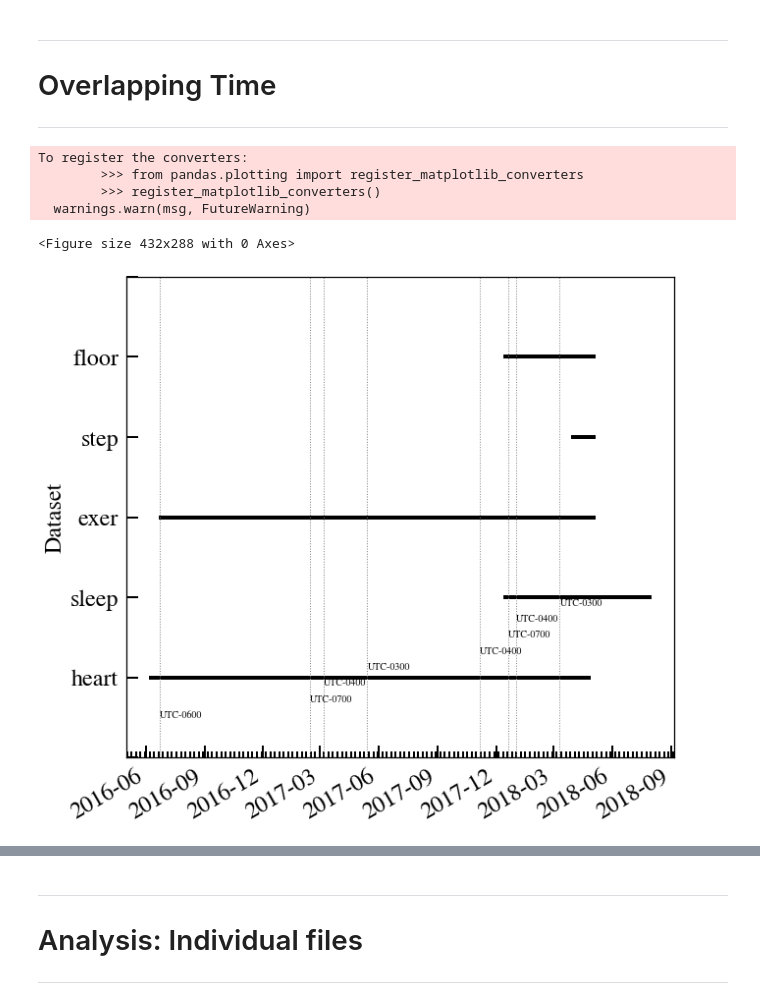
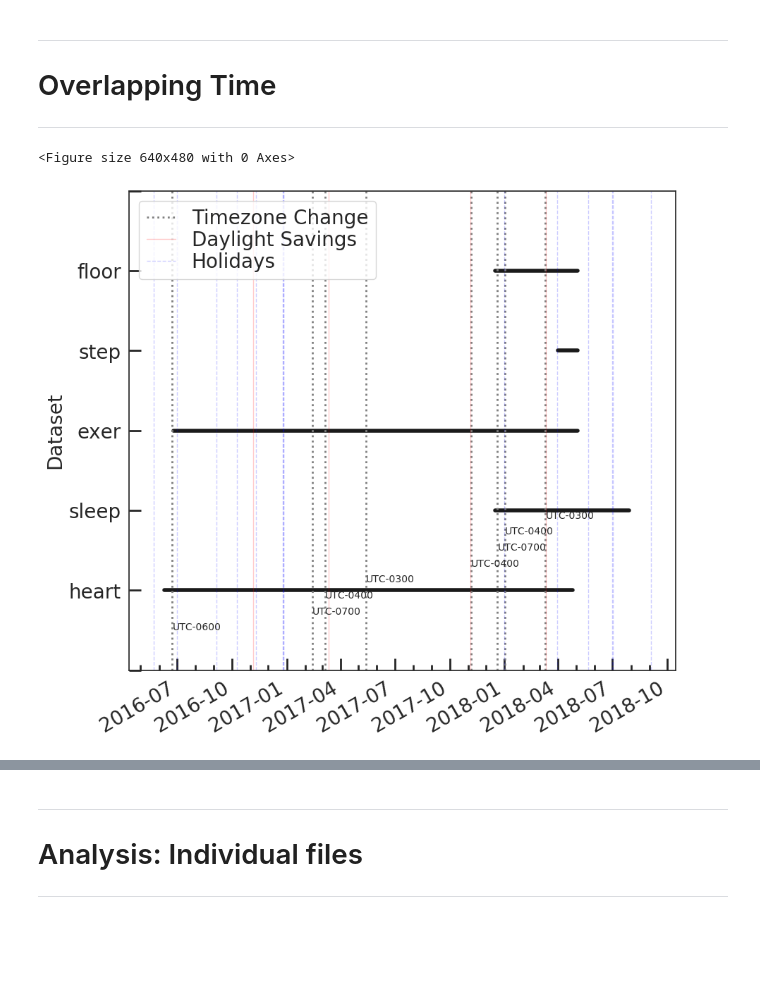
Before and after one commit to Heringer-Epson/Lantern, a Jupyter notebook: course_python/project/Project_Epson.ipynb, the cells around one changed output, grey strips where cells are left out. Cells and saved outputs as stored; diff of their text form; code cells hidden in the pictures; blank space fills up the shorter version.

```diff
--- a/course_python/project/Project_Epson.ipynb
+++ b/course_python/project/Project_Epson.ipynb
@@ -244,6 +281,9 @@ print(exer_df['start_time'].values[0], exer_df['time_offset'].values[0], startti
 
 #Compute the measurement date (without including hour--for merging purposes).
 exer_df['date'] = np.array([t.strftime('%Y/%m/%d') for t in starttime_obj])
+
+#Create column 'is_holiday'.
+exer_df['is_holiday'] = [t in holidays_list_str for t in exer_df['date'].values]
 
 #Compute duration. This is, supposedly always 1min.
 duration = endtime_obj - starttime_obj
@@ -297,6 +337,9 @@ step_df['Start_time_obj'] = starttime_obj
 
 #Compute the measurement date (without including hour--for merging purposes).
 step_df['date'] = np.array([t.strftime('%Y/%m/%d') for t in starttime_obj])
+
+#Create column 'is_holiday'.
+step_df['is_holiday'] = [t in holidays_list_str for t in step_df['date'].values]
 
 #Compute hour of the day the measurement started.
 step_df['start_hour'] = np.array([t.hour + t.minute/60. + t.second/3600. for t in starttime_obj])
@@ -357,6 +400,9 @@ heart_df['Start_time_obj'] = starttime_obj
 
 #Compute the measurement date (without including hour--for merging purposes).
 heart_df['date'] = np.array([t.strftime('%Y/%m/%d') for t in starttime_obj])
+
+#Create column 'is_holiday'.
+heart_df['is_holiday'] = [t in holidays_list_str for t in heart_df['date'].values]
 
 #Compute hour of the day the measurement started.
 heart_df['start_hour'] = np.array([t.hour + t.minute/60. + t.second/3600. for t in starttime_obj])
@@ -409,6 +455,9 @@ floor_df['Start_time_obj'] = starttime_obj
 
 #Compute the measurement date (without including hour--for merging purposes).
 floor_df['date'] = np.array([t.strftime('%Y/%m/%d') for t in starttime_obj])
+
+#Create column 'is_holiday'.
+floor_df['is_holiday'] = [t in holidays_list_str for t in floor_df['date'].values]
 
 #Compute hour of the day the measurement started.
 floor_df['start_hour'] = np.array([t.hour + t.minute/60. + t.second/3600. for t in starttime_obj])
@@ -464,13 +513,13 @@ floor_df['floor_coarse'] = floors
 # %%
 import matplotlib.dates as mdates
 
-def add_tz_change(ax, time_obj, tz_list):
-    p = 0.5
+#Make a dictionary with dates when the timezone has changed.
+def make_tz_changers(time_obj, tz_list):
     cond = tz_list[:-1] != tz_list[1:]
-    for t, tz in zip(time_obj[1:][cond], tz_list[1:][cond]):
-        ax.axvline(t, ls=':', lw=1, color='grey')
-        ax.text(t, p, tz, fontsize=10.)
-        p += 0.2
+    tz_changers = {}
+    tz_changers['time_obj'] = time_obj[1:][cond]
+    tz_changers['tz'] = tz_list[1:][cond]
+    return pd.DataFrame(tz_changers)
 
 plt.clf()
 fig, ax = plt.subplots(1,1, figsize=(10,10))
@@ -480,42 +529,54 @@ y_label = r'Dataset'
 ax.set_xlabel('', fontsize=fs)
 ax.set_ylabel(y_label, fontsize=fs)
 ax.set_ylim(0., 6.)
 ax.tick_params(axis='y', which='major', labelsize=fs, pad=8)
 ax.tick_params(axis='x', which='major', labelsize=fs, pad=8)
 ax.tick_params(
   'both', length=12, width=2., which='major', direction='in')
 ax.tick_params(
   'both', length=6, width=2., which='minor', direction='in')
 ax.yaxis.set_major_locator(MultipleLocator(1.))
 
 list_df = [heart_df, sleep_df, exer_df, step_df, floor_df]
 list_suffix = ['heart', 'sleep', 'exer', 'step', 'floor']
 
-ylabels = ['', '']
 complete_tz, complete_t = [], []
-for i, (df,suffix) in enumerate(zip(list_df, list_suffix)):
-    ylabels.append(suffix)
+for i, df in enumerate(list_df):
     time_obj = df['Start_time_obj'].values
     x = [min(time_obj), max(time_obj)]
     y = [i + 1, i + 1]
     ax.plot(x, y, marker='None', ls='-', lw=4., color='k')
     complete_t += list(time_obj)
     complete_tz += list(df['time_offset'].values)
-ax.set_yticklabels(ylabels)
+ax.set_yticklabels(['', '', 'heart', 'sleep', 'exer', 'step', 'floor'])
 
 #Add vertical lines where timezone has changed.
 #use a compile list containing all time objects and their respective timezones.
 aux_df = pd.DataFrame({'time':complete_t, 'tz':complete_tz})
 aux_df.sort_values(by ='time', inplace=True)
-add_tz_change(ax, aux_df['time'].values, aux_df['tz'].values)
 
-ax.xaxis.set_minor_locator(mdates.WeekdayLocator())
+tz_changers = make_tz_changers(aux_df['time'].values, aux_df['tz'].values)
+add_tz_change(ax, tz_changers['time_obj'], tz_changers['tz'])
+
+#Add vertical lines for daylight saving changes.
+for t in daylight_list:
+    ax.axvline(t, ls='-', lw=1, alpha=.2, color='red')
+
+#Add vertical lines for holidays
+for t in holidays_list:
+    ax.axvline(t, ls='--', lw=1, alpha=.2, color='blue')
+
+#Make legend.
+ax.plot([np.nan], [np.nan], ls=':', lw=2, color='grey', label='Timezone Change')
+ax.plot([np.nan], [np.nan], ls='-', lw=1, alpha=.2, color='red', label='Daylight Savings')
+ax.plot([np.nan], [np.nan], ls='--', lw=1, alpha=.2, color='blue', label='Holidays')
+
+ax.legend(frameon=True, fontsize=fs, labelspacing=.1, numpoints=1, loc=2, handlelength=1.5)
+
+#ax.xaxis.set_minor_locator(mdates.WeekdayLocator())
+ax.xaxis.set_minor_locator(mdates.MonthLocator(interval=1))
 ax.xaxis.set_major_locator(mdates.MonthLocator(interval=3))
 fig.autofmt_xdate()
 # %% [output]
-To register the converters:
-        >>> from pandas.plotting import register_matplotlib_converters
-        >>> register_matplotlib_converters()
-  warnings.warn(msg, FutureWarning)
+<Figure size 640x480 with 0 Axes>
-<Figure size 432x288 with 0 Axes>
-[figure, old version]
+[figure, new version]
```
Also changed, not shown: parts of 25 cells of this notebook.
